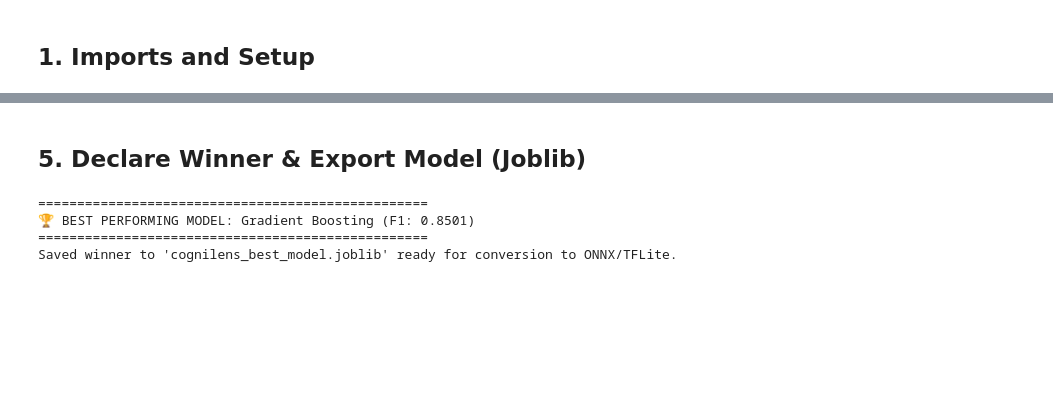
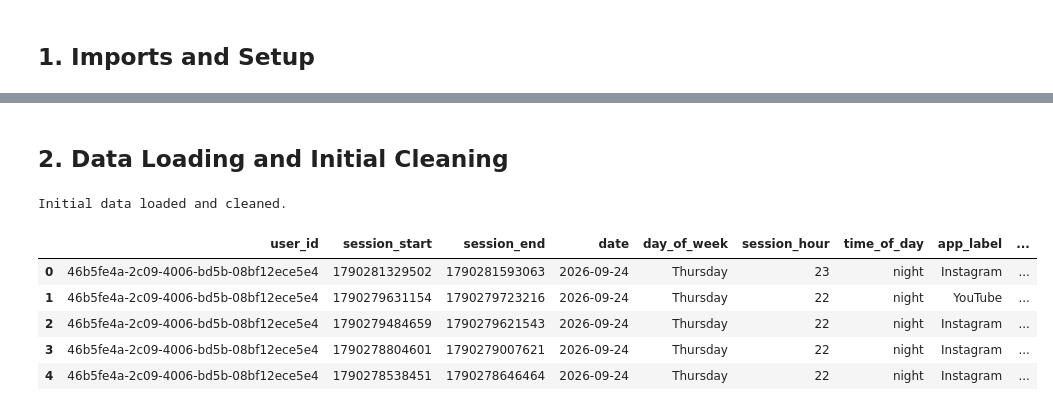
Before and after one commit to AmyMugeni/cognilens, a Jupyter notebook: Cognilens_ML_Pipeline.ipynb, the cells around one changed output, grey strips where cells are left out. Saved outputs shown, nothing was run; the diff lists cells and outputs as text; code cells hidden in the pictures; blank space fills up the shorter version.

```diff
--- a/Cognilens_ML_Pipeline.ipynb
+++ b/Cognilens_ML_Pipeline.ipynb
@@ -146,16 +27,25 @@ ROC-AUC  : 0.9560
-# %% [markdown]
-## 5. Declare Winner & Export Model (Joblib)
-# %%
-print(f"==================================================")
-print(f" BEST PERFORMING MODEL: {best_model_name} (F1: {best_f1:.4f})")
-print(f"==================================================")
-
-# Save the winning model
-output_filename = "cognilens_best_model.joblib"
-joblib.dump(best_model_obj, output_filename)
-print(f"Saved winner to '{output_filename}' ready for conversion to ONNX/TFLite.")
-# %% [output]
-==================================================
-🏆 BEST PERFORMING MODEL: Gradient Boosting (F1: 0.8501)
-==================================================
-Saved winner to 'cognilens_best_model.joblib' ready for conversion to ONNX/TFLite.
+# %% [markdown]
+## 2. Data Loading and Initial Cleaning
+# %%
+# 1. Load Primary Dataset from the current working directory (which is your Drive folder)
+df = pd.read_csv("SocialMediaUse_export (4).csv")
+
+cols_to_drop = [
+    'notification_count', 'triggered_by_notification',
+    'scroll_count', 'scroll_speed_estimate', 'avg_scroll_delta_px',
+    'micro_scrolls', 'normal_scrolls', 'macro_scrolls',
+    'scroll_behavior', 'detected_format'
+]
+df = df.drop(columns=[c for c in cols_to_drop if c in df.columns], errors='ignore')
+df['minutes_since_last_session'] = df['minutes_since_last_session'].fillna(60.0)
+
+print("Initial data loaded and cleaned.")
+display(df.head())
+# %% [output]
+Initial data loaded and cleaned.
+|  | user_id | session_start | session_end | date | day_of_week | session_hour | time_of_day | app_label | ... |
+| 0 | 46b5fe4a-2c09-4006-bd5b-08bf12ece5e4 | 1790281329502 | 1790281593063 | 2026-09-24 | Thursday | 23 | night | Instagram | ... |
+| 1 | 46b5fe4a-2c09-4006-bd5b-08bf12ece5e4 | 1790279631154 | 1790279723216 | 2026-09-24 | Thursday | 22 | night | YouTube | ... |
+| 2 | 46b5fe4a-2c09-4006-bd5b-08bf12ece5e4 | 1790279484659 | 1790279621543 | 2026-09-24 | Thursday | 22 | night | Instagram | ... |
+| 3 | 46b5fe4a-2c09-4006-bd5b-08bf12ece5e4 | 1790278804601 | 1790279007621 | 2026-09-24 | Thursday | 22 | night | Instagram | ... |
+| 4 | 46b5fe4a-2c09-4006-bd5b-08bf12ece5e4 | 1790278538451 | 1790278646464 | 2026-09-24 | Thursday | 22 | night | Instagram | ... |
```
Also changed, not shown: parts of 22 cells of this notebook.
